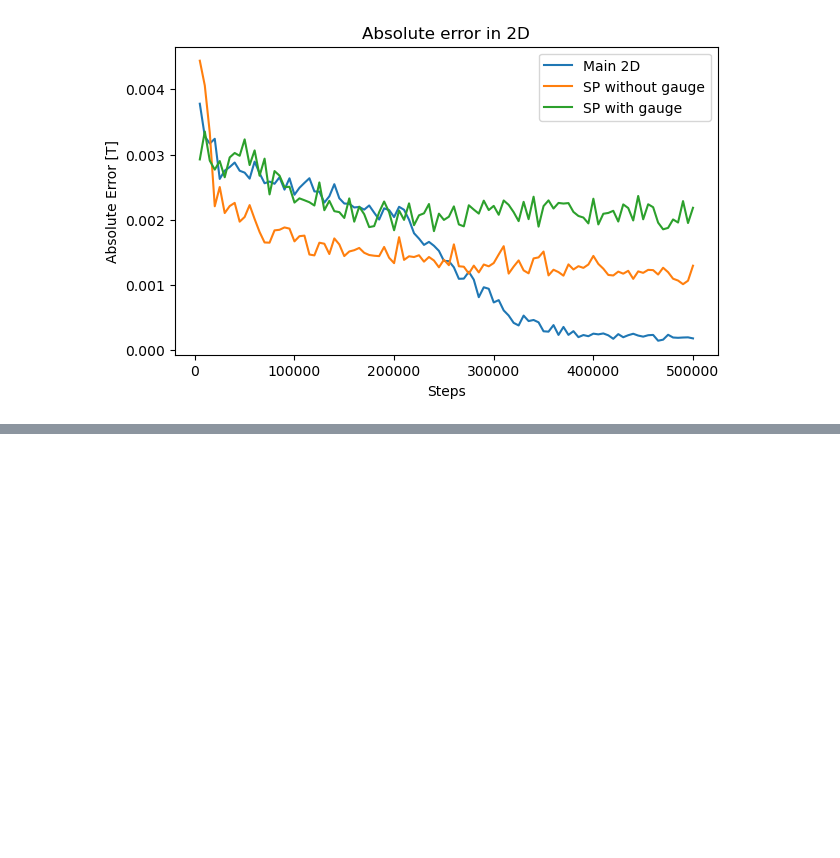
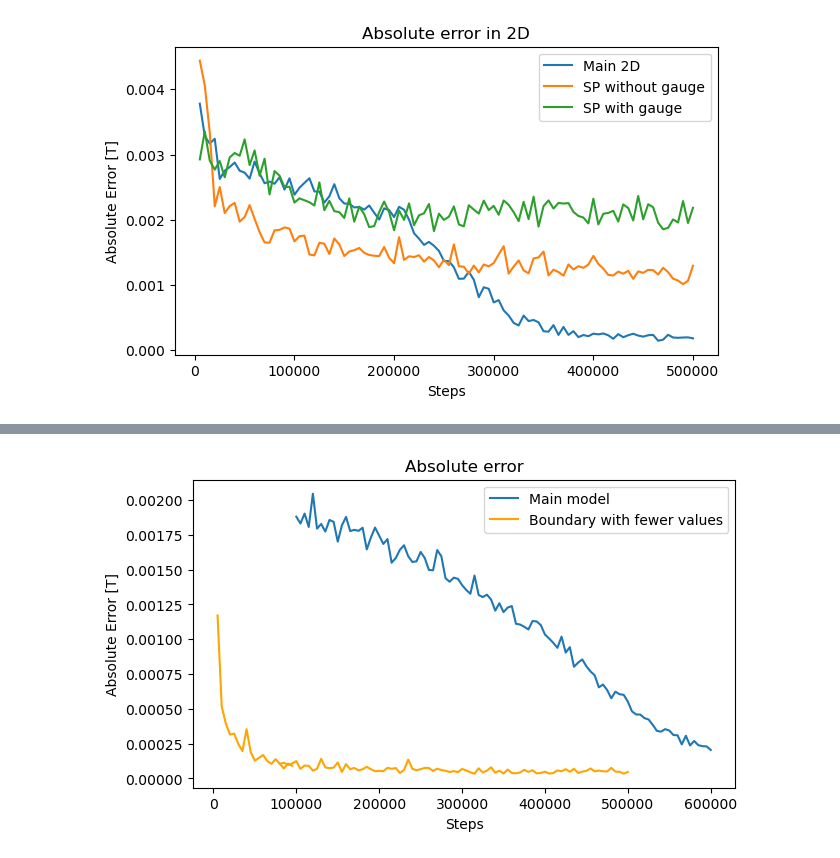
Before and after one commit to andreagboa/magfield-prediction, a Jupyter notebook: wandb_plots/wandb_plots.ipynb, the cells around one changed output, grey strips where cells are left out. Saved outputs shown, nothing was run; the diff lists cells and outputs as text; code cells hidden in the pictures; blank space fills up the shorter version.

Commit message:
More plots

```diff
--- a/wandb_plots/wandb_plots.ipynb
+++ b/wandb_plots/wandb_plots.ipynb
@@ -50,3 +50,8 @@ plt.savefig('main2D_vs_SP.pdf')
 plt.show()
 # %% [output]
 [figure]
+# %%
+file3 = 'C:/Users/s174370/magfield-prediction/wandb_plots/wandb_main_vs_perc.csv'
+df3 = pd.read_csv(file3)
+
+print(df3.columns)
@@ -52,0 +66,25 @@ plt.show()
+# %%
+
+X = df3['Step']
+Y1 = df3['main3D_percentages - ae']
+Y11 = df3['forgotten-destroyer-102 - ae']
+Y2 = df3['coarseG_false-l1_true - ae']
+# %%
+fig = plt.figure(figsize=(7,4))
+
+# plt.rcParams['font.family'] = 'Calibri'
+plt.rcParams['font.size'] = 10
+
+plt.plot(X, Y2, label='Main model')
+plt.plot(X,Y1,'orange')
+plt.plot(X, Y11, 'orange', label='Boundary with fewer values')
+
+plt.xlabel('Steps')
+plt.ylabel('Absolute Error [T]')
+plt.title('Absolute error')
+plt.legend()
+# plt.grid(True)
+plt.savefig('main3D_vs_perc.pdf')
+plt.show()
+# %% [output]
+[figure, added]
```
Also changed, not shown: parts of 1 cell of this notebook, 1 other file.
